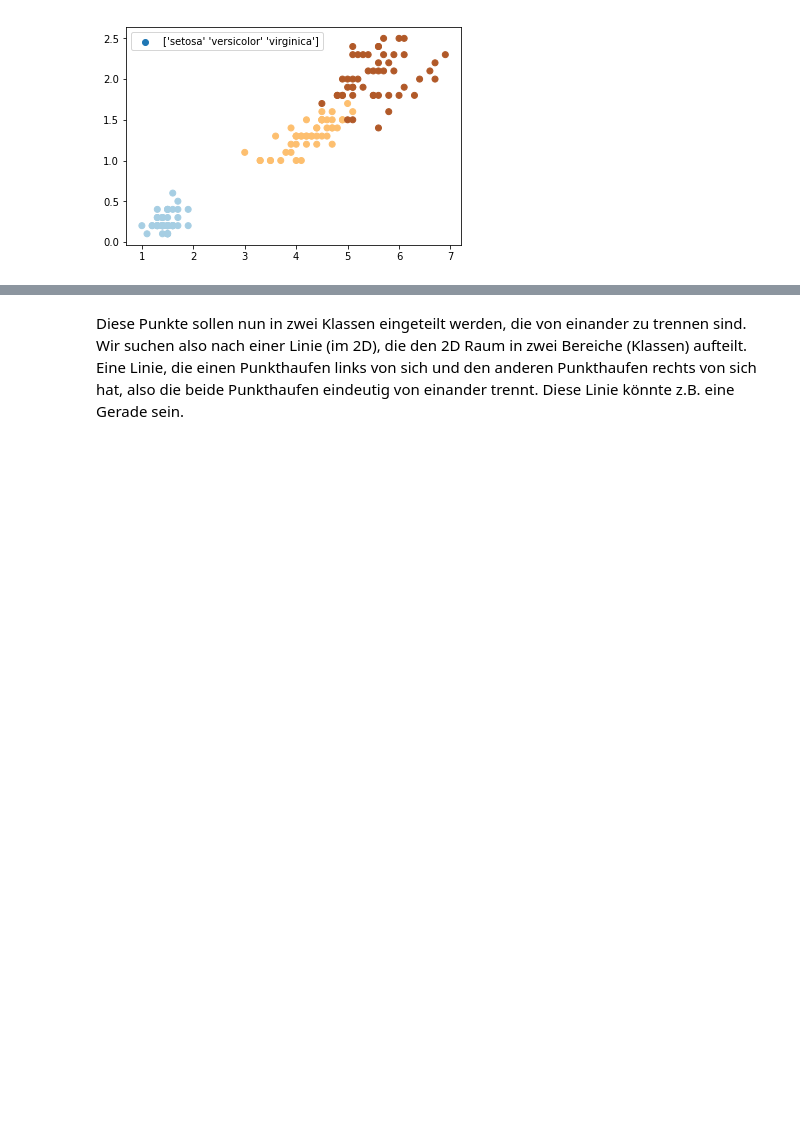
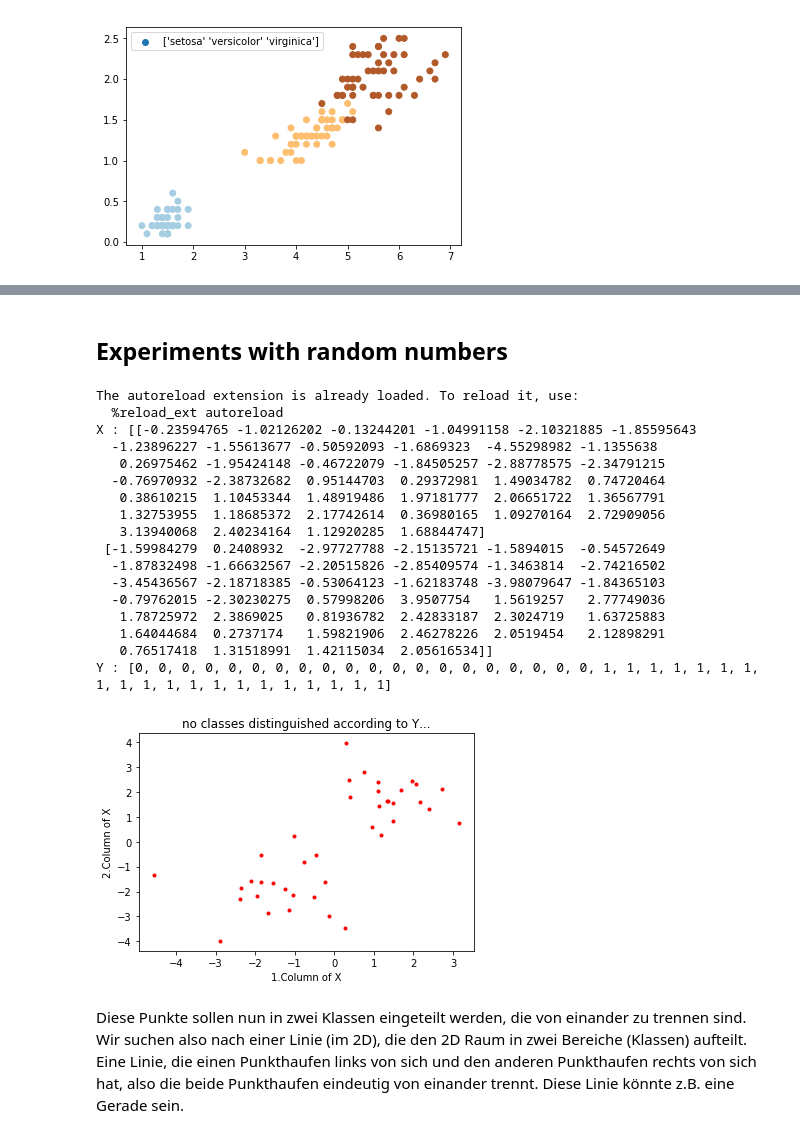
Before and after one commit to AndreasrichterUP/Python-Teaching, a Jupyter notebook: -10b-Support-Vector-Machine-Example.ipynb, the cells around one changed output, grey strips where cells are left out. Drawn from its saved outputs; the diff is of its cells as text; code cells hidden in the pictures; blank space fills up the shorter version.

```diff
--- a/-10b-Support-Vector-Machine-Example.ipynb
+++ b/-10b-Support-Vector-Machine-Example.ipynb
@@ -53,24 +52,46 @@ Experimente mit Zufallszahlen
+# %% [markdown]
+Experiments with random numbers
+---
 # %%
 import numpy as np
 import matplotlib.pyplot as plt
 %matplotlib inline
 
 #externes funktionsfile Functions.py bei jeder Änderung im Code neu laden
 %load_ext autoreload
 %autoreload 2
 
 # we create 40 separable points
 np.random.seed(0)
 X = np.r_[np.random.randn(20, 2) - [2, 2], np.random.randn(20, 2) + [2, 2]]
 Y = [0] * 20 + [1] * 20
 
-print 'X : {}'.format(X.T)
-print 'Y : {}'.format(Y)
+print('X : {}'.format(X.T))
+print('Y : {}'.format(Y))
 plt.plot(X[:,0],X[:,1],'r.')
-plt.xlabel('1.Spalte von X')
-plt.ylabel('2.Spalte von X')
-plt.title('Keine Klassen bzgl. Y nicht unterschieden...')
+plt.xlabel('1.Column of X')
+plt.ylabel('2.Column of X')
+plt.title('no classes distinguished according to Y...')
 plt.show()
+# %% [output]
+The autoreload extension is already loaded. To reload it, use:
+  %reload_ext autoreload
+X : [[-0.23594765 -1.02126202 -0.13244201 -1.04991158 -2.10321885 -1.85595643
+  -1.23896227 -1.55613677 -0.50592093 -1.6869323  -4.55298982 -1.1355638
+   0.26975462 -1.95424148 -0.46722079 -1.84505257 -2.88778575 -2.34791215
+  -0.76970932 -2.38732682  0.95144703  0.29372981  1.49034782  0.74720464
+   0.38610215  1.10453344  1.48919486  1.97181777  2.06651722  1.36567791
+   1.32753955  1.18685372  2.17742614  0.36980165  1.09270164  2.72909056
+   3.13940068  2.40234164  1.12920285  1.68844747]
+ [-1.59984279  0.2408932  -2.97727788 -2.15135721 -1.5894015  -0.54572649
+  -1.87832498 -1.66632567 -2.20515826 -2.85409574 -1.3463814  -2.74216502
+  -3.45436567 -2.18718385 -0.53064123 -1.62183748 -3.98079647 -1.84365103
+  -0.79762015 -2.30230275  0.57998206  3.9507754   1.5619257   2.77749036
+   1.78725972  2.3869025   0.81936782  2.42833187  2.3024719   1.63725883
+   1.64044684  0.2737174   1.59821906  2.46278226  2.0519454   2.12898291
+   0.76517418  1.31518991  1.42115034  2.05616534]]
+Y : [0, 0, 0, 0, 0, 0, 0, 0, 0, 0, 0, 0, 0, 0, 0, 0, 0, 0, 0, 0, 1, 1, 1, 1, 1, 1, 1, 1, 1, 1, 1, 1, 1, 1, 1, 1, 1, 1, 1, 1]
+[figure, added]
 # %% [markdown]
 Diese Punkte sollen nun in zwei Klassen eingeteilt werden, die von einander zu trennen sind.
 Wir suchen also nach einer Linie (im 2D), die den 2D Raum in zwei Bereiche (Klassen) aufteilt. Eine Linie, die einen Punkthaufen links von sich und den anderen Punkthaufen rechts von sich hat, also die beide Punkthaufen eindeutig von einander trennt. Diese Linie könnte z.B. eine Gerade sein.
```
Also changed, not shown: parts of 23 cells of this notebook.
